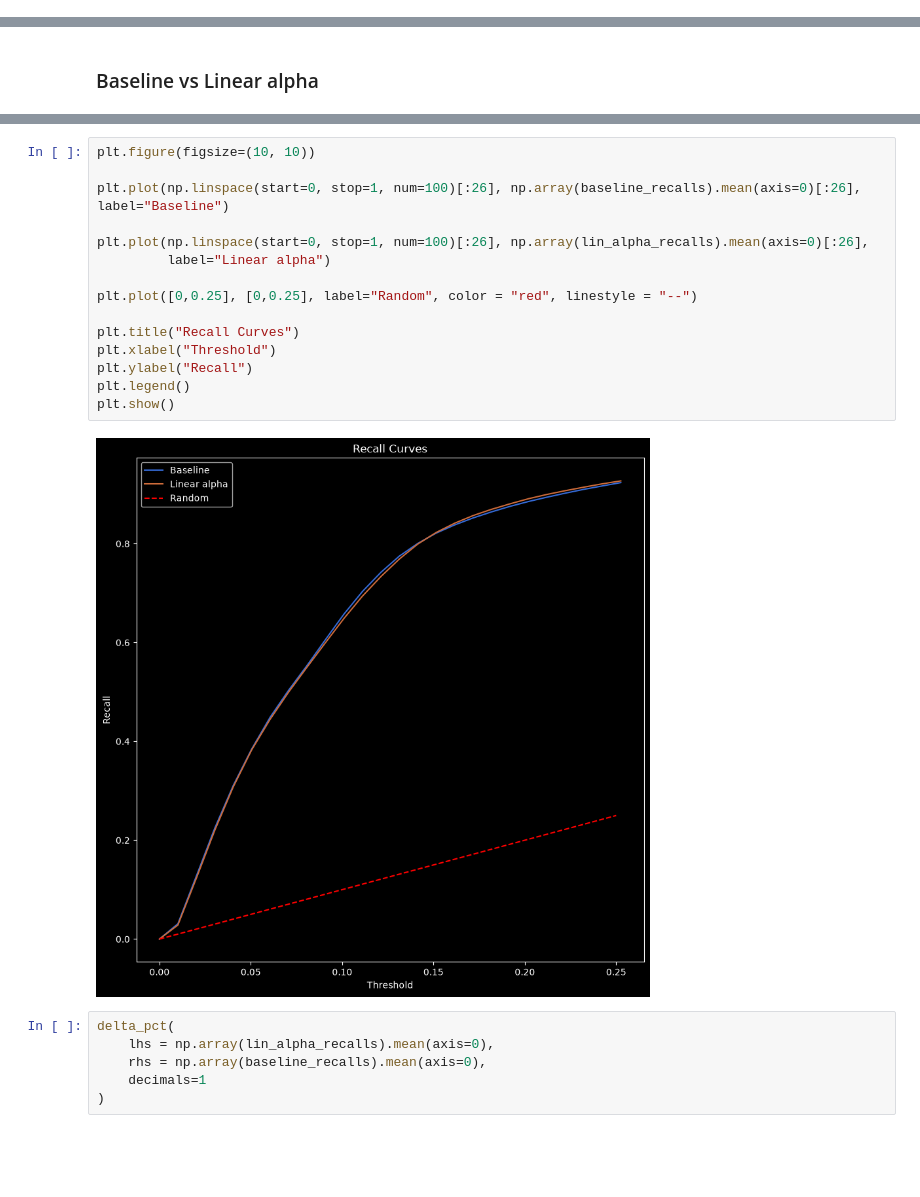
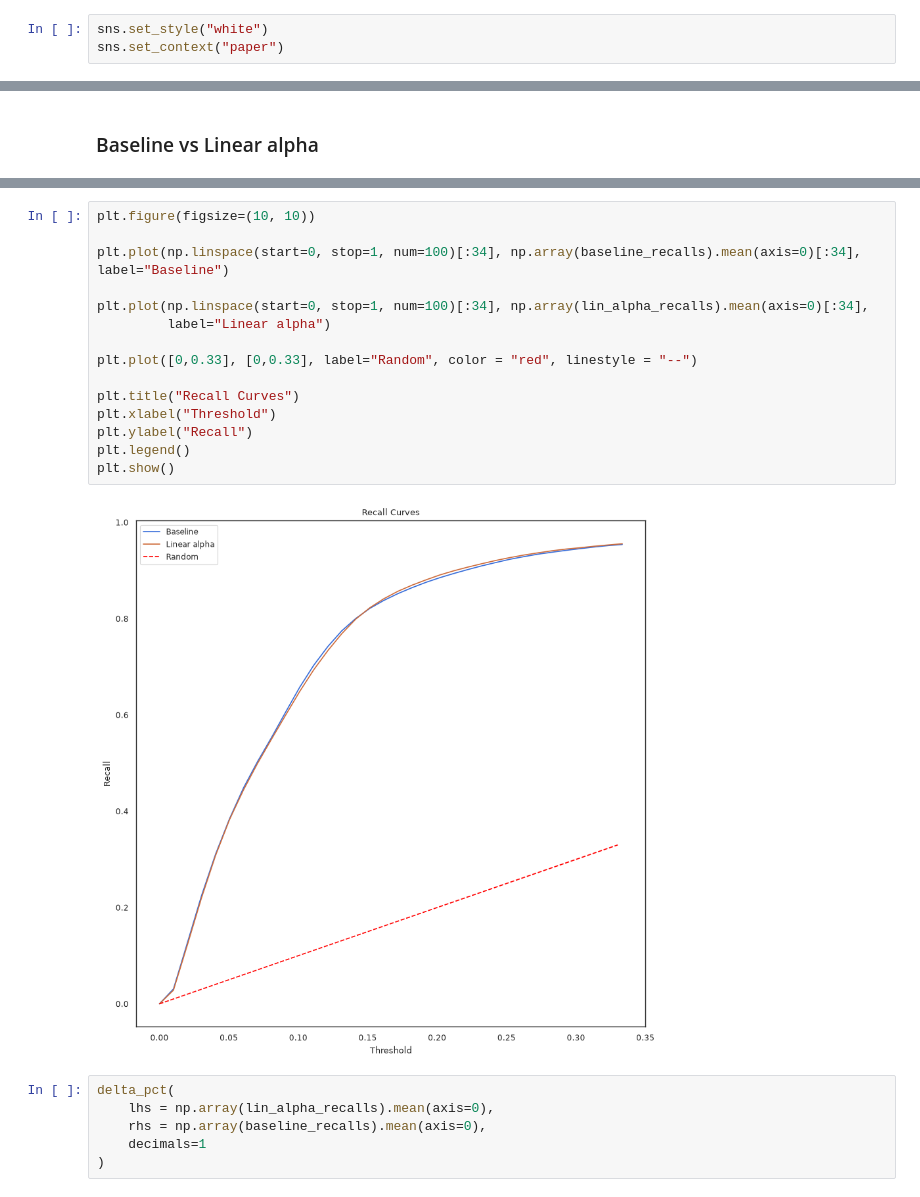
Before and after one commit to T-im4i-k/Active-Learning-for-Email-Interaction-Dynamics, a Jupyter notebook: src/email_outreach/notes/all.ipynb, the cells around one changed output, grey strips where cells are left out. Cells and saved outputs as stored; diff of their text form; blank space fills up the shorter version.

```diff
--- a/src/email_outreach/notes/all.ipynb
+++ b/src/email_outreach/notes/all.ipynb
@@ -11,3 +12,6 @@ import matplotlib.pyplot as plt
+# %%
+sns.set_style("white")
+sns.set_context("paper")
 # %%
 def get_precisions_recalls(path: Path, quantiles=1 - np.linspace(start=0, stop=1, num=100)):
     experiments: list[list] = load_experiment_metrics(path)
@@ -190,20 +273,20 @@ plt.show()
 # %%
 plt.figure(figsize=(10, 10))
 
-plt.plot(np.linspace(start=0, stop=1, num=100)[:26], np.array(baseline_recalls).mean(axis=0)[:26], label="Baseline")
+plt.plot(np.linspace(start=0, stop=1, num=100)[:34], np.array(baseline_recalls).mean(axis=0)[:34], label="Baseline")
 
-plt.plot(np.linspace(start=0, stop=1, num=100)[:26], np.array(lin_alpha_recalls).mean(axis=0)[:26],
+plt.plot(np.linspace(start=0, stop=1, num=100)[:34], np.array(lin_alpha_recalls).mean(axis=0)[:34],
          label="Linear alpha")
 
-plt.plot([0,0.25], [0,0.25], label="Random", color = "red", linestyle = "--")
+plt.plot([0,0.33], [0,0.33], label="Random", color = "red", linestyle = "--")
 
 plt.title("Recall Curves")
 plt.xlabel("Threshold")
 plt.ylabel("Recall")
 plt.legend()
 plt.show()
 # %% [output]
-[figure, old version]
+[figure, new version]
 # %%
 delta_pct(
     lhs = np.array(lin_alpha_recalls).mean(axis=0),
```
Also changed, not shown: parts of 43 cells of this notebook, 11 other files.
